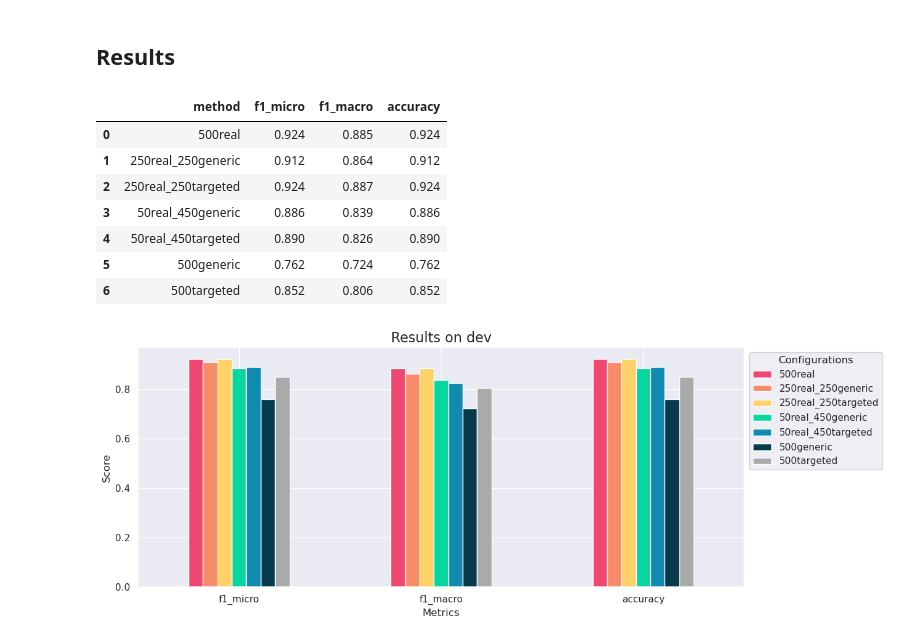
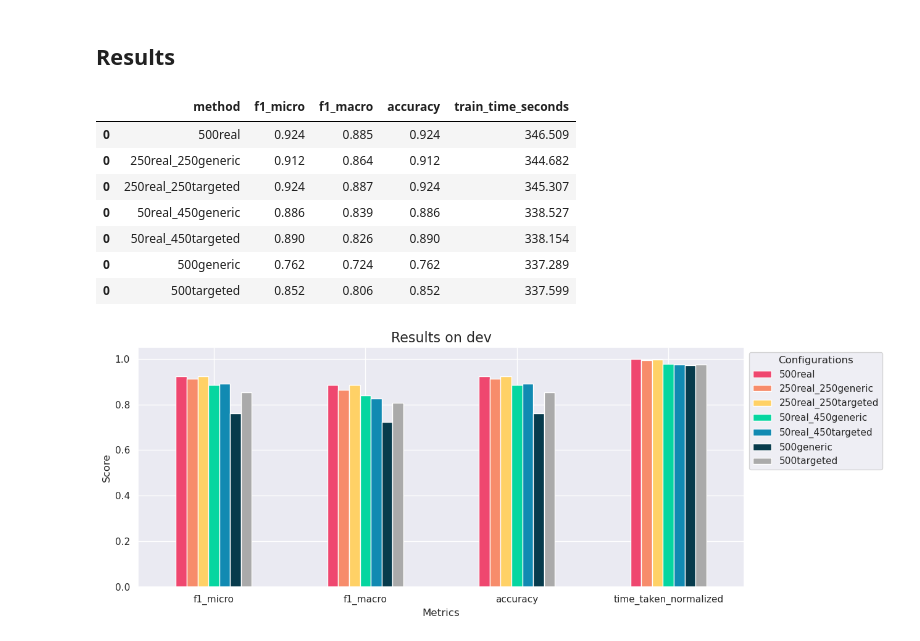
Before and after one commit to AlessandroGhiotto/thesis-nlp, a Jupyter notebook: src/agnews/run_multiclassRoBERTA_agnews.ipynb, the cells around one changed output. Drawn from its saved outputs; the diff is of its cells as text; code cells hidden in the pictures.

```diff
--- a/src/agnews/run_multiclassRoBERTA_agnews.ipynb
+++ b/src/agnews/run_multiclassRoBERTA_agnews.ipynb
@@ -283,12 +231,7 @@ train_details = main_multiclassRoBERTA(
     save_model=False,
     save_dataset=False,
 )
-print("\nTRAIN DETAILS:")
-print(json.dumps(train_details, indent=4))
-
-res = train_details["metrics_dev"]
-res["method"] = name.replace("exp_", "")
-results.append(res)
+results.append(get_results(train_details))
 # %% [output]
 Some weights of RobertaForSequenceClassification were not initialized from the model checkpoint at roberta-large and are newly initialized: ['classifier.dense.bias', 'classifier.dense.weight', 'classi ...
 You should probably TRAIN this model on a down-stream task to be able to use it for predictions and inference.
@@ -337,12 +268,7 @@ train_details = main_multiclassRoBERTA(
     save_model=False,
     save_dataset=False,
 )
-print("\nTRAIN DETAILS:")
-print(json.dumps(train_details, indent=4))
-
-res = train_details["metrics_dev"]
-res["method"] = name.replace("exp_", "")
-results.append(res)
+results.append(get_results(train_details))
 # %% [output]
 Some weights of RobertaForSequenceClassification were not initialized from the model checkpoint at roberta-large and are newly initialized: ['classifier.dense.bias', 'classifier.dense.weight', 'classi ...
 You should probably TRAIN this model on a down-stream task to be able to use it for predictions and inference.
@@ -391,12 +305,7 @@ train_details = main_multiclassRoBERTA(
     save_model=False,
     save_dataset=False,
 )
-print("\nTRAIN DETAILS:")
-print(json.dumps(train_details, indent=4))
-
-res = train_details["metrics_dev"]
-res["method"] = name.replace("exp_", "")
-results.append(res)
+results.append(get_results(train_details))
 # %% [output]
 Some weights of RobertaForSequenceClassification were not initialized from the model checkpoint at roberta-large and are newly initialized: ['classifier.dense.bias', 'classifier.dense.weight', 'classi ...
 You should probably TRAIN this model on a down-stream task to be able to use it for predictions and inference.
@@ -430,35 +327,35 @@ TRAIN DETAILS:
 # %% [markdown]
 ## Results
 # %%
-df_results = pd.DataFrame(results)
-new_order = ["method"] + [col for col in df_results.columns if col != "method"]
-df_results = df_results[new_order]
+df_results = pd.concat(results)
 df_results.to_csv(os.path.join(FOLDER_DIR, "RoBERTA_results_dev.csv"), index=False)
 display(df_results.round(3))
 # %% [output]
-|  | method | f1_micro | f1_macro | accuracy |
-| 0 | 500real | 0.924 | 0.885 | 0.924 |
-| 1 | 250real_250generic | 0.912 | 0.864 | 0.912 |
-| 2 | 250real_250targeted | 0.924 | 0.887 | 0.924 |
-| 3 | 50real_450generic | 0.886 | 0.839 | 0.886 |
-| 4 | 50real_450targeted | 0.890 | 0.826 | 0.890 |
-| 5 | 500generic | 0.762 | 0.724 | 0.762 |
-| 6 | 500targeted | 0.852 | 0.806 | 0.852 |
+|  | method | f1_micro | f1_macro | accuracy | train_time_seconds |
+| 0 | 500real | 0.924 | 0.885 | 0.924 | 346.509 |
+| 0 | 250real_250generic | 0.912 | 0.864 | 0.912 | 344.682 |
+| 0 | 250real_250targeted | 0.924 | 0.887 | 0.924 | 345.307 |
+| 0 | 50real_450generic | 0.886 | 0.839 | 0.886 | 338.527 |
+| 0 | 50real_450targeted | 0.890 | 0.826 | 0.890 | 338.154 |
+| 0 | 500generic | 0.762 | 0.724 | 0.762 | 337.289 |
+| 0 | 500targeted | 0.852 | 0.806 | 0.852 | 337.599 |
 # %%
 # df_results = pd.read_csv(os.path.join(FOLDER_DIR, "results_RoBERTA.csv"))
 
 plot_df = df_results.set_index('method')
+plot_df["time_taken_normalized"] = plot_df["train_time_seconds"] / max(plot_df["train_time_seconds"])
+plot_df.drop(columns=["train_time_seconds"], inplace=True)
 colors = ['#ef476f', '#f78c6b', '#ffd166', '#06d6a0', '#118ab2', '#073b4c', '#aaaaaa']
 ax = plot_df.T.plot(kind='bar', figsize=(13, 5), color=colors)
 
 plt.title('Results on dev', fontsize=16)
 plt.xlabel('Metrics')
 plt.ylabel('Score')
 plt.xticks(rotation=0)
 plt.legend(title='Configurations', bbox_to_anchor=(1, 1), loc='upper left')
 plt.grid(True)
 
 plt.tight_layout()
 plt.show()
 # %% [output]
-[figure, old version]
+[figure, new version]
```
Also changed, not shown: parts of 10 cells of this notebook, 17 other files.
